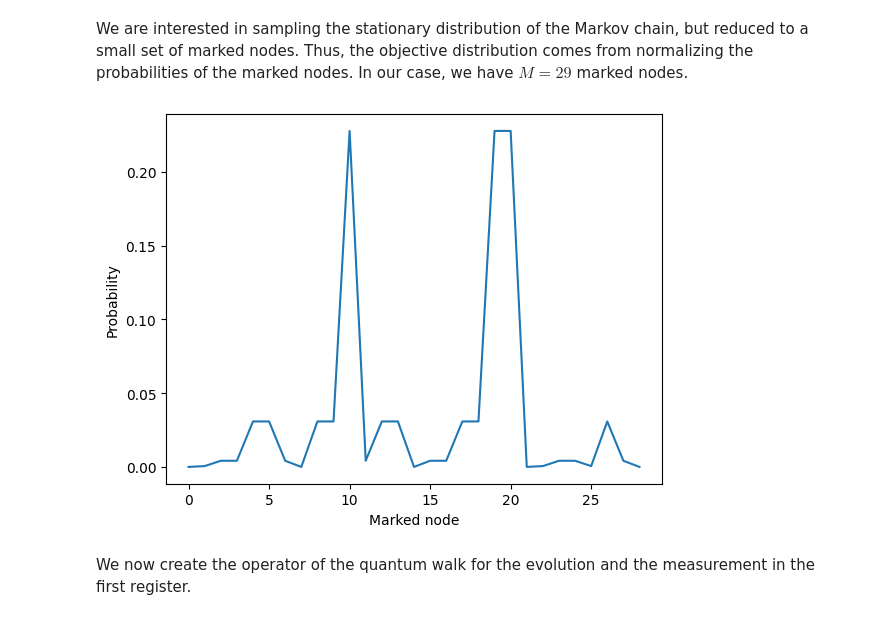
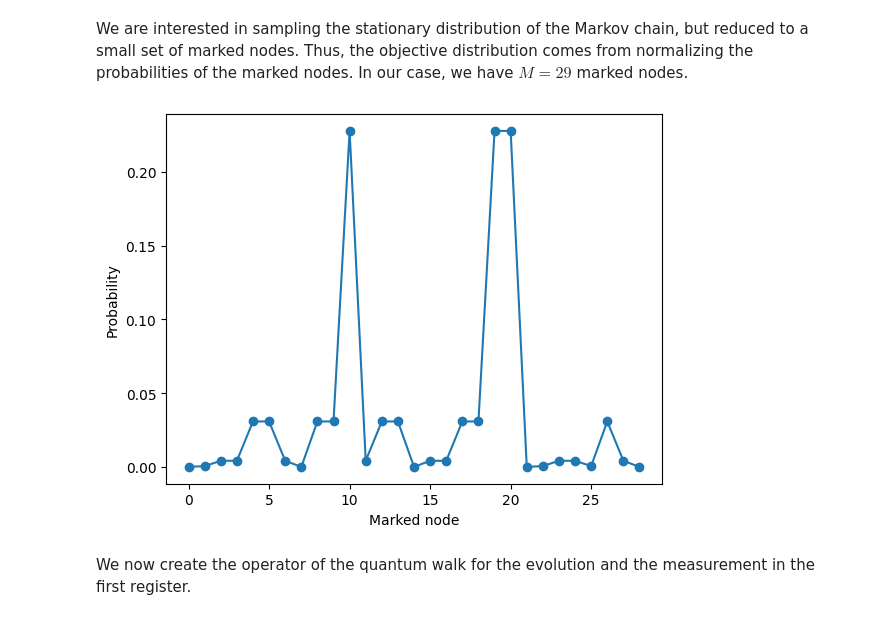
Before and after one commit to qDNA-yonsei/SQWLib, a Jupyter notebook: Examples/Search.ipynb, the cells around one changed output. Saved outputs shown, nothing was run; the diff lists cells and outputs as text; code cells hidden in the pictures.

```diff
--- a/Examples/Search.ipynb
+++ b/Examples/Search.ipynb
@@ -47,16 +47,16 @@ We are interested in sampling the stationary distribution of the Markov chain, b
 # %%
 marked_nodes = np.linspace(0,N-1,29).astype('int')
 
 stationary_distribution = sd.classical_walk_simulator(transition_matrix,1000,only_last=True)
 
 reduced_stationary_distribution = stationary_distribution[marked_nodes] / sum(stationary_distribution[marked_nodes])
 
-plt.plot(reduced_stationary_distribution)
+plt.plot(reduced_stationary_distribution,'o-')
 plt.xlabel('Marked node')
 plt.ylabel('Probability')
 plt.show()
 # %% [output]
-[figure, old version]
+[figure, new version]
 # %% [markdown]
 We now create the operator of the quantum walk for the evolution and the measurement in the first register.
 # %%
```
Also changed, not shown: parts of 2 cells of this notebook, 4 other files.
